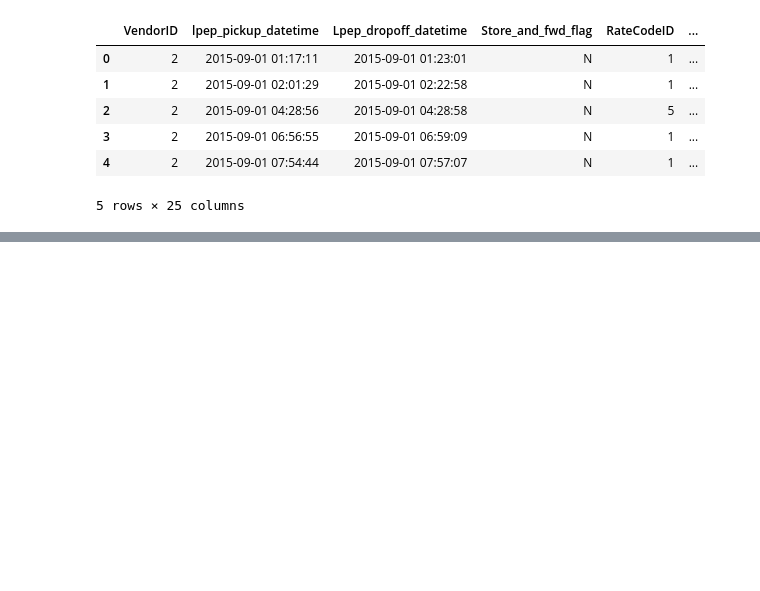
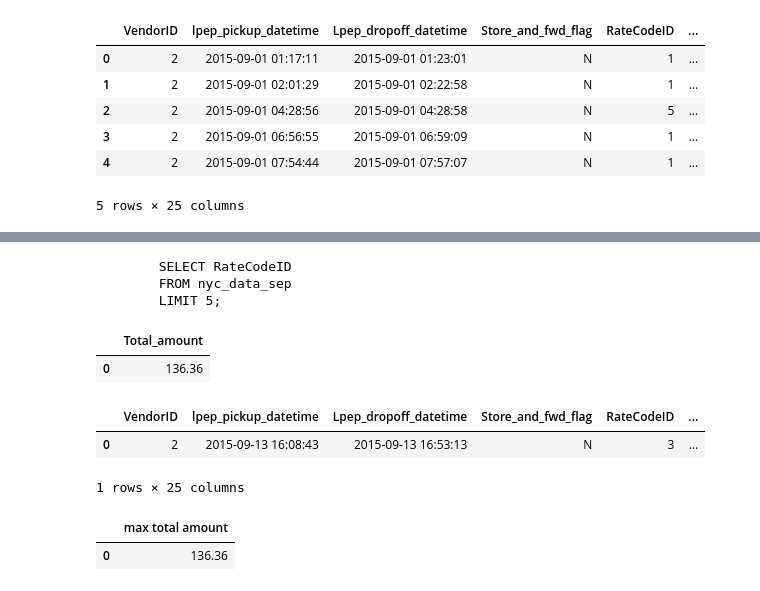
Before and after one commit to bayraktarengin/eurotech, a Jupyter notebook: nyc_taxi_query_notebook.ipynb, the cells around one changed output, grey strips where cells are left out. Saved outputs shown, nothing was run; the diff lists cells and outputs as text; code cells hidden in the pictures; blank space fills up the shorter version.

```diff
--- a/nyc_taxi_query_notebook.ipynb
+++ b/nyc_taxi_query_notebook.ipynb
@@ -68,0 +84,43 @@ sqldf(q)
+# %%
+print (q)
+# %% [output]
+        SELECT RateCodeID
+        FROM nyc_data_sep
+        LIMIT 5;
+# %%
+ #  1. Most expensive trip (total amount).
+q = """
+        SELECT total_amount
+        FROM nyc_data_sep
+        ORDER BY total_amount DESC
+        LIMIT 1;
+    """
+
+sqldf(q)
+# %% [output]
+|  | Total_amount |
+| 0 | 136.36 |
+# %%
+q = """
+        SELECT *
+        FROM nyc_data_sep
+        ORDER BY total_amount DESC
+        LIMIT 1;
+    """
+
+sqldf(q)
+# %% [output]
+|  | VendorID | lpep_pickup_datetime | Lpep_dropoff_datetime | Store_and_fwd_flag | RateCodeID | ... |
+| 0 | 2 | 2015-09-13 16:08:43 | 2015-09-13 16:53:13 | N | 3 | ... |
+1 rows × 25 columns
+# %%
+q = """
+        SELECT MAX(total_amount) 'max total amount'
+        FROM nyc_data_sep
+
+    """
+
+sqldf(q)
+# %% [output]
+|  | max total amount |
+| 0 | 136.36 |
```
Also changed, not shown: parts of 10 cells of this notebook.
